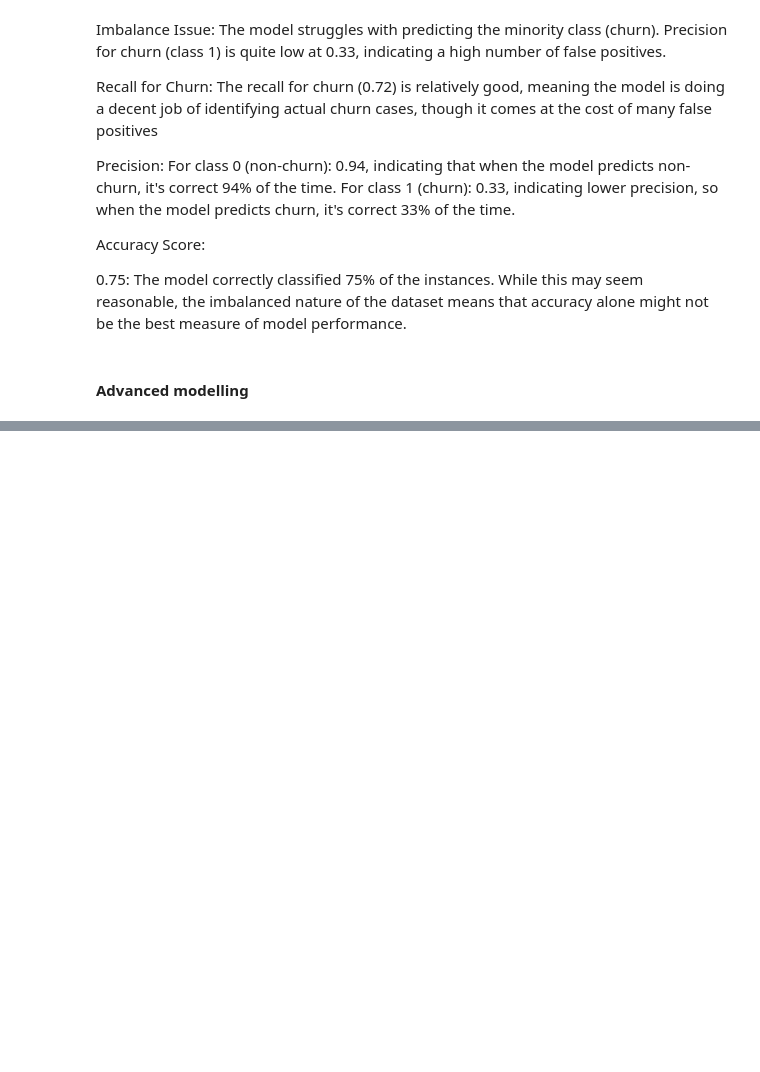
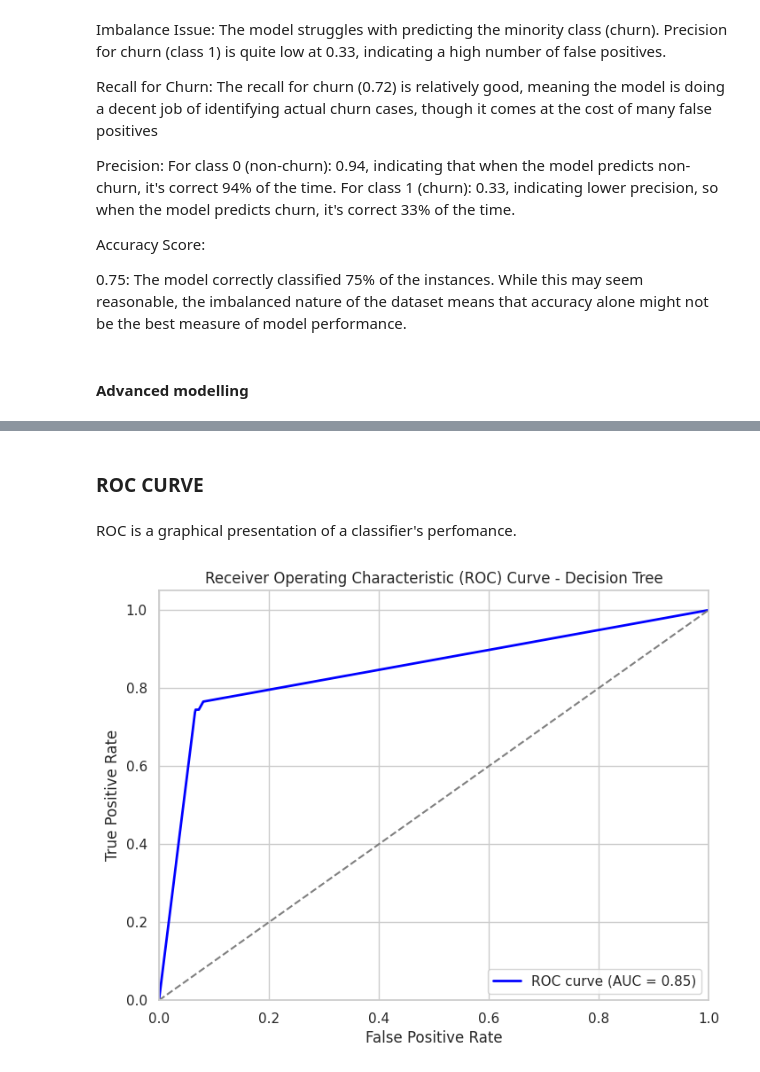
Before and after one commit to Kanyi254/Syria-Tel-Project, a Jupyter notebook: syriatel.ipynb, the cells around one changed output, grey strips where cells are left out. Cells and saved outputs as stored; diff of their text form; code cells hidden in the pictures; blank space fills up the shorter version.

```diff
--- a/syriatel.ipynb
+++ b/syriatel.ipynb
@@ -440,0 +661,26 @@ Now am going to try out a Decision Tree
+# %% [markdown]
+### ROC CURVE
+# %% [markdown]
+ROC is a graphical presentation of a classifier's perfomance.
+# %%
+from sklearn.metrics import roc_curve, roc_auc_score
+# Get predicted probabilities for the positive class (churn)
+y_prob_dt_tuned = best_dt_model.predict_proba(X_test)[:, 1]
+
+# Compute ROC curve and ROC area for the tuned Decision Tree model
+fpr, tpr, thresholds = roc_curve(y_test, y_prob_dt_tuned)
+roc_auc = roc_auc_score(y_test, y_prob_dt_tuned)
+
+# Plot ROC curve
+plt.figure(figsize=(8, 6))
+plt.plot(fpr, tpr, color='blue', lw=2, label=f'ROC curve (AUC = {roc_auc:.2f})')
+plt.plot([0, 1], [0, 1], color='gray', linestyle='--')
+plt.xlim([0.0, 1.0])
+plt.ylim([0.0, 1.05])
+plt.xlabel('False Positive Rate')
+plt.ylabel('True Positive Rate')
+plt.title('Receiver Operating Characteristic (ROC) Curve - Decision Tree')
+plt.legend(loc="lower right")
+plt.show()
+# %% [output]
+[figure, added]
```
Also changed, not shown: parts of 15 cells of this notebook.
